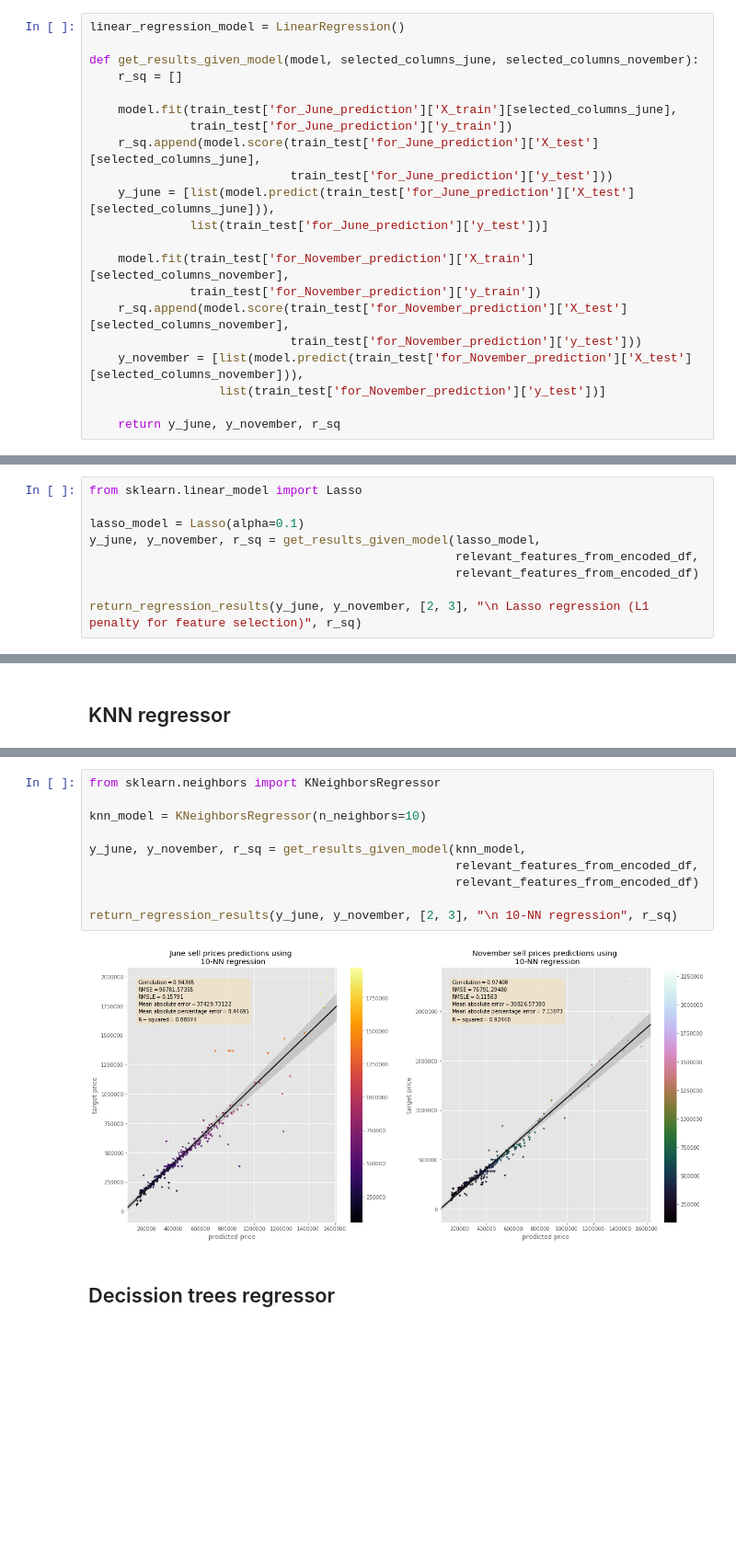
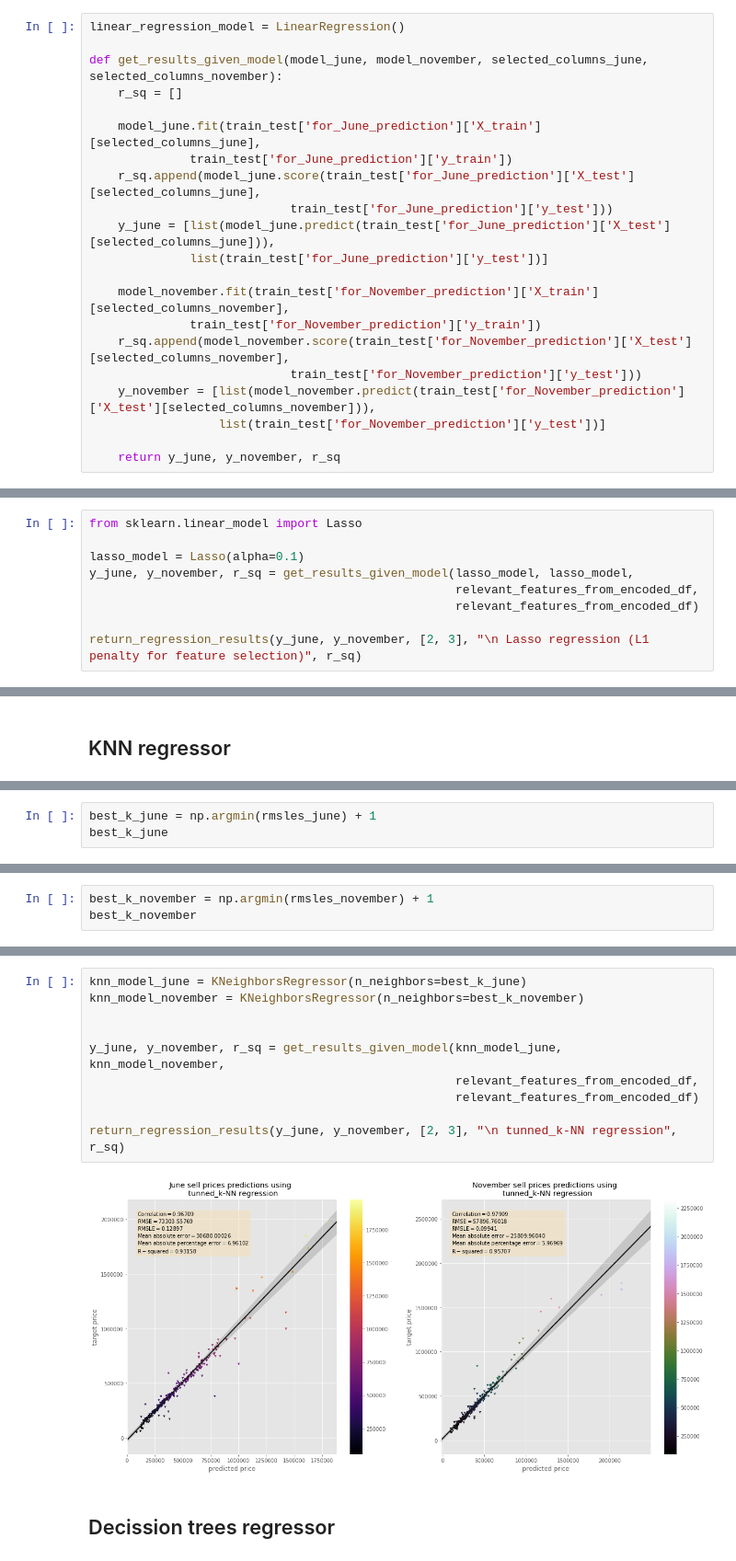
Before and after one commit to RacovitaMadalina/DataMining, a Jupyter notebook: Task4 - Regression/Task 4 - Regression Analysis.ipynb, the cells around one changed output, grey strips where cells are left out. Shown at 92% size. Cells and saved outputs as stored; diff of their text form; blank space fills up the shorter version.

```diff
--- a/Task4 - Regression/Task 4 - Regression Analysis.ipynb
+++ b/Task4 - Regression/Task 4 - Regression Analysis.ipynb
@@ -509,21 +509,21 @@ selected_columns_november = get_rfe_columns('for_November_prediction')
 # %%
 linear_regression_model = LinearRegression()
 
-def get_results_given_model(model, selected_columns_june, selected_columns_november):
+def get_results_given_model(model_june, model_november, selected_columns_june, selected_columns_november):
     r_sq = []
 
-    model.fit(train_test['for_June_prediction']['X_train'][selected_columns_june],
+    model_june.fit(train_test['for_June_prediction']['X_train'][selected_columns_june],
               train_test['for_June_prediction']['y_train'])
-    r_sq.append(model.score(train_test['for_June_prediction']['X_test'][selected_columns_june],
+    r_sq.append(model_june.score(train_test['for_June_prediction']['X_test'][selected_columns_june],
                             train_test['for_June_prediction']['y_test']))
-    y_june = [list(model.predict(train_test['for_June_prediction']['X_test'][selected_columns_june])),
+    y_june = [list(model_june.predict(train_test['for_June_prediction']['X_test'][selected_columns_june])),
               list(train_test['for_June_prediction']['y_test'])]
 
-    model.fit(train_test['for_November_prediction']['X_train'][selected_columns_november],
+    model_november.fit(train_test['for_November_prediction']['X_train'][selected_columns_november],
               train_test['for_November_prediction']['y_train'])
-    r_sq.append(model.score(train_test['for_November_prediction']['X_test'][selected_columns_november],
+    r_sq.append(model_november.score(train_test['for_November_prediction']['X_test'][selected_columns_november],
                             train_test['for_November_prediction']['y_test']))
-    y_november = [list(model.predict(train_test['for_November_prediction']['X_test'][selected_columns_november])),
+    y_november = [list(model_november.predict(train_test['for_November_prediction']['X_test'][selected_columns_november])),
                   list(train_test['for_November_prediction']['y_test'])]
 
     return y_june, y_november, r_sq
@@ -605,7 +606,7 @@ Under lasso, the loss function is defined as: $ L_{lasso}(\widehat{\beta}) = \su
 from sklearn.linear_model import Lasso
 
 lasso_model = Lasso(alpha=0.1)
-y_june, y_november, r_sq = get_results_given_model(lasso_model,
+y_june, y_november, r_sq = get_results_given_model(lasso_model, lasso_model,
                                                    relevant_features_from_encoded_df,
                                                    relevant_features_from_encoded_df)
 
@@ -616,0 +654,3 @@ return_regression_results(y_june, y_november, [2, 3], "\n Lasso regression (L1 p
+# %%
+best_k_june = np.argmin(rmsles_june) + 1
+best_k_june
@@ -616,0 +659,3 @@ return_regression_results(y_june, y_november, [2, 3], "\n Lasso regression (L1 p
+# %%
+best_k_november = np.argmin(rmsles_november) + 1
+best_k_november
@@ -617,15 +664,15 @@ return_regression_results(y_june, y_november, [2, 3], "\n Lasso regression (L1 p
 # %%
-from sklearn.neighbors import KNeighborsRegressor
+knn_model_june = KNeighborsRegressor(n_neighbors=best_k_june)
+knn_model_november = KNeighborsRegressor(n_neighbors=best_k_november)
 
-knn_model = KNeighborsRegressor(n_neighbors=10)
 
-y_june, y_november, r_sq = get_results_given_model(knn_model,
+y_june, y_november, r_sq = get_results_given_model(knn_model_june, knn_model_november,
                                                    relevant_features_from_encoded_df,
                                                    relevant_features_from_encoded_df)
 
-return_regression_results(y_june, y_november, [2, 3], "\n 10-NN regression", r_sq)
+return_regression_results(y_june, y_november, [2, 3], "\n tunned_k-NN regression", r_sq)
 # %% [output]
-[figure, old version]
+[figure, new version]
 # %% [markdown]
 ## Decission trees regressor
 # %%
```
Also changed, not shown: parts of 24 cells of this notebook, 1 other file.
